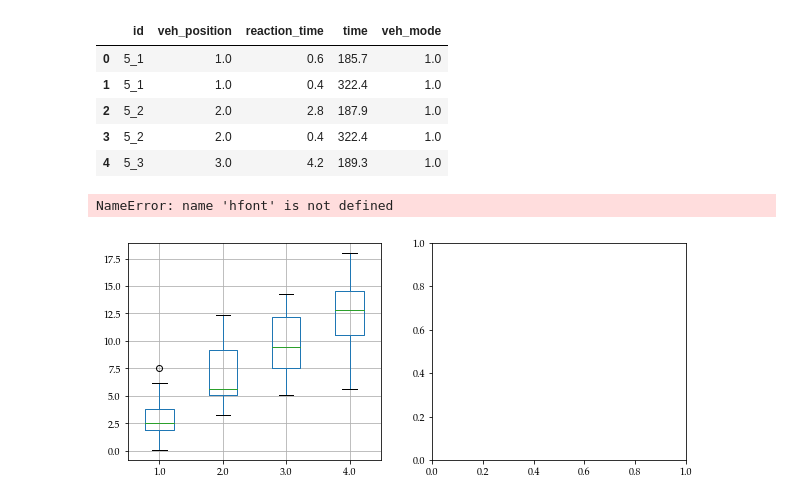
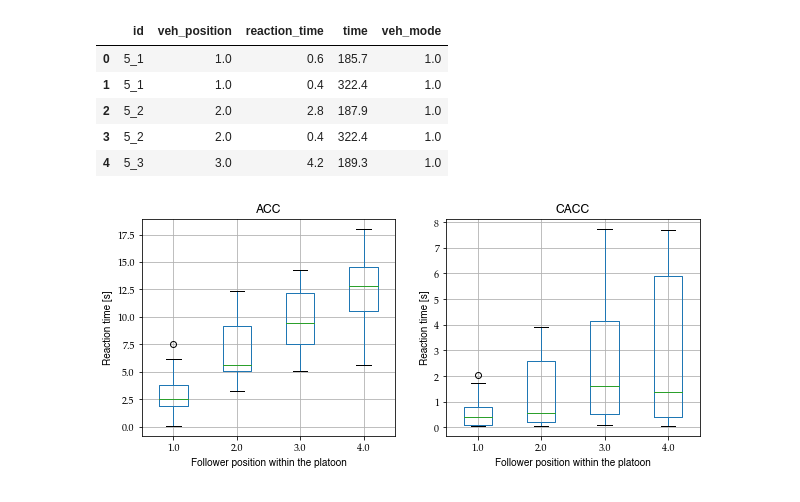
Before and after one commit to licit-lab/vrt_analysis, a Jupyter notebook: TF-AnalysisResponseTime.ipynb, the cells around one changed output. Saved outputs shown, nothing was run; the diff lists cells and outputs as text; code cells hidden in the pictures.

Commit message:
Update plot

```diff
--- a/TF-AnalysisResponseTime.ipynb
+++ b/TF-AnalysisResponseTime.ipynb
@@ -493,25 +493,25 @@ stat_kernel.head()
 # %%
 from matplotlib import rc
 rc('font',**{'family':'serif','serif':['Palatino']})
 plt.rcParams['pdf.fonttype'] = 42
+hfont = {'fontname':'Helvetica'}
 
 f,a = plt.subplots(1,2,figsize = (10,4))
 titles = ['ACC','CACC']
 
 for group, title, a in zip(stat_kernel.groupby('veh_mode'),titles, a.flatten()):
     mode ,data = group
     dfg = data[['veh_position','reaction_time']].reset_index().pivot(columns='veh_position',values='reaction_time')
     dfg.boxplot(ax=a)
     a.set_xlabel('Follower position within the platoon',**hfont)
     a.set_ylabel('Reaction time [s]',**hfont);
     a.set_title(title,**hfont)
     a.set_xticks([1,2,3,4]);
 
 # Comment avoid saving the plot
 plt.savefig("data/media/Fig1ResponseTimeFollower.pdf");
 # %% [output]
-NameError: name 'hfont' is not defined
-[figure, old version]
+[figure, new version]
 # %%
 f,ax = plt.subplots(1,2,figsize=(10,4))
 titles = ['ACC','CACC']
```
Also changed, not shown: parts of 2 cells of this notebook.
